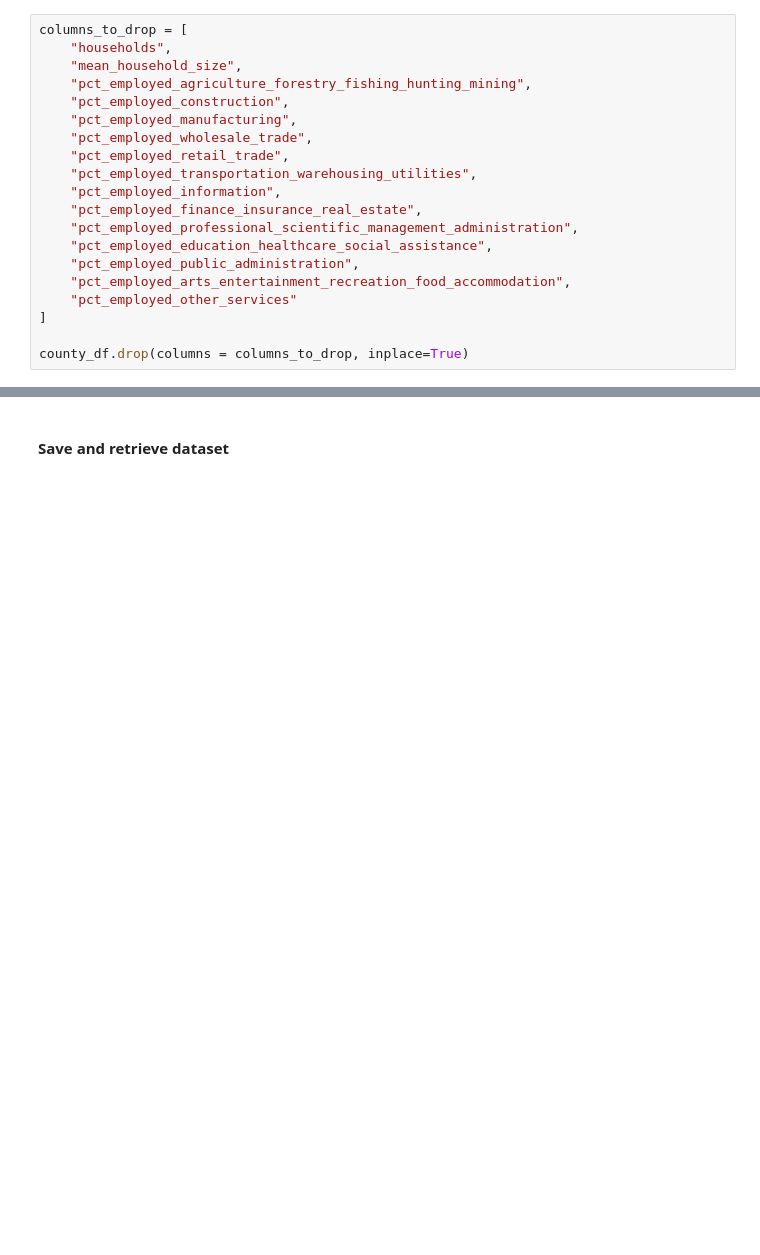
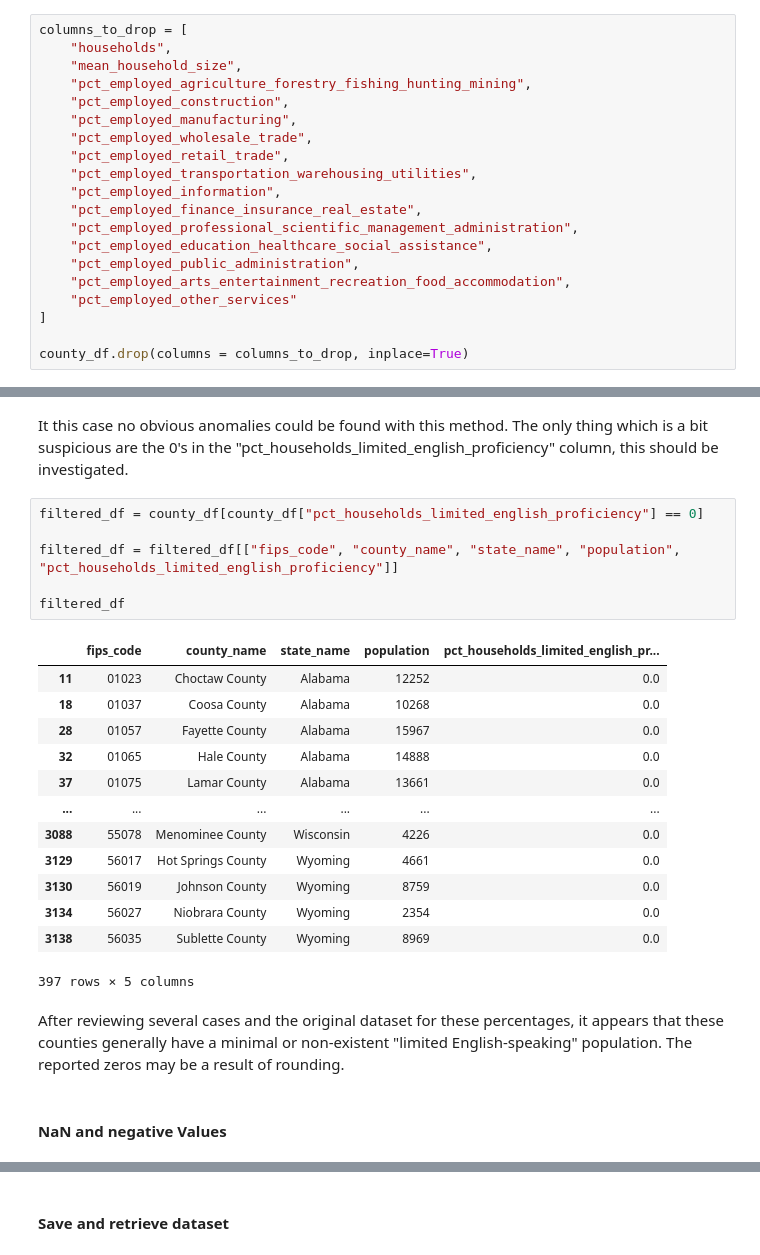
Before and after one commit to larrycoder123/uscounty_datascience, a Jupyter notebook: aproject.ipynb, the cells around one changed output, grey strips where cells are left out. Saved outputs shown, nothing was run; the diff lists cells and outputs as text; blank space fills up the shorter version.

```diff
--- a/aproject.ipynb
+++ b/aproject.ipynb
@@ -67,0 +121,26 @@ county_df.drop(columns = columns_to_drop, inplace=True)
+# %% [markdown]
+It this case no obvious anomalies could be found with this method. The only thing which is a bit suspicious are the 0's in the "pct_households_limited_english_proficiency" column, this should be investigated.
+# %%
+filtered_df = county_df[county_df["pct_households_limited_english_proficiency"] == 0]
+
+filtered_df = filtered_df[["fips_code", "county_name", "state_name", "population", "pct_households_limited_english_proficiency"]]
+
+filtered_df
+# %% [output]
+|  | fips_code | county_name | state_name | population | pct_households_limited_english_pr... |
+| 11 | 01023 | Choctaw County | Alabama | 12252 | 0.0 |
+| 18 | 01037 | Coosa County | Alabama | 10268 | 0.0 |
+| 28 | 01057 | Fayette County | Alabama | 15967 | 0.0 |
+| 32 | 01065 | Hale County | Alabama | 14888 | 0.0 |
+| 37 | 01075 | Lamar County | Alabama | 13661 | 0.0 |
+| ... | ... | ... | ... | ... | ... |
+| 3088 | 55078 | Menominee County | Wisconsin | 4226 | 0.0 |
+| 3129 | 56017 | Hot Springs County | Wyoming | 4661 | 0.0 |
+| 3130 | 56019 | Johnson County | Wyoming | 8759 | 0.0 |
+| 3134 | 56027 | Niobrara County | Wyoming | 2354 | 0.0 |
+| 3138 | 56035 | Sublette County | Wyoming | 8969 | 0.0 |
+397 rows × 5 columns
+# %% [markdown]
+After reviewing several cases and the original dataset for these percentages, it appears that these counties generally have a minimal or non-existent "limited English-speaking" population. The reported zeros may be a result of rounding.
+# %% [markdown]
+#### NaN and negative Values
```
Also changed, not shown: parts of 16 cells of this notebook.
